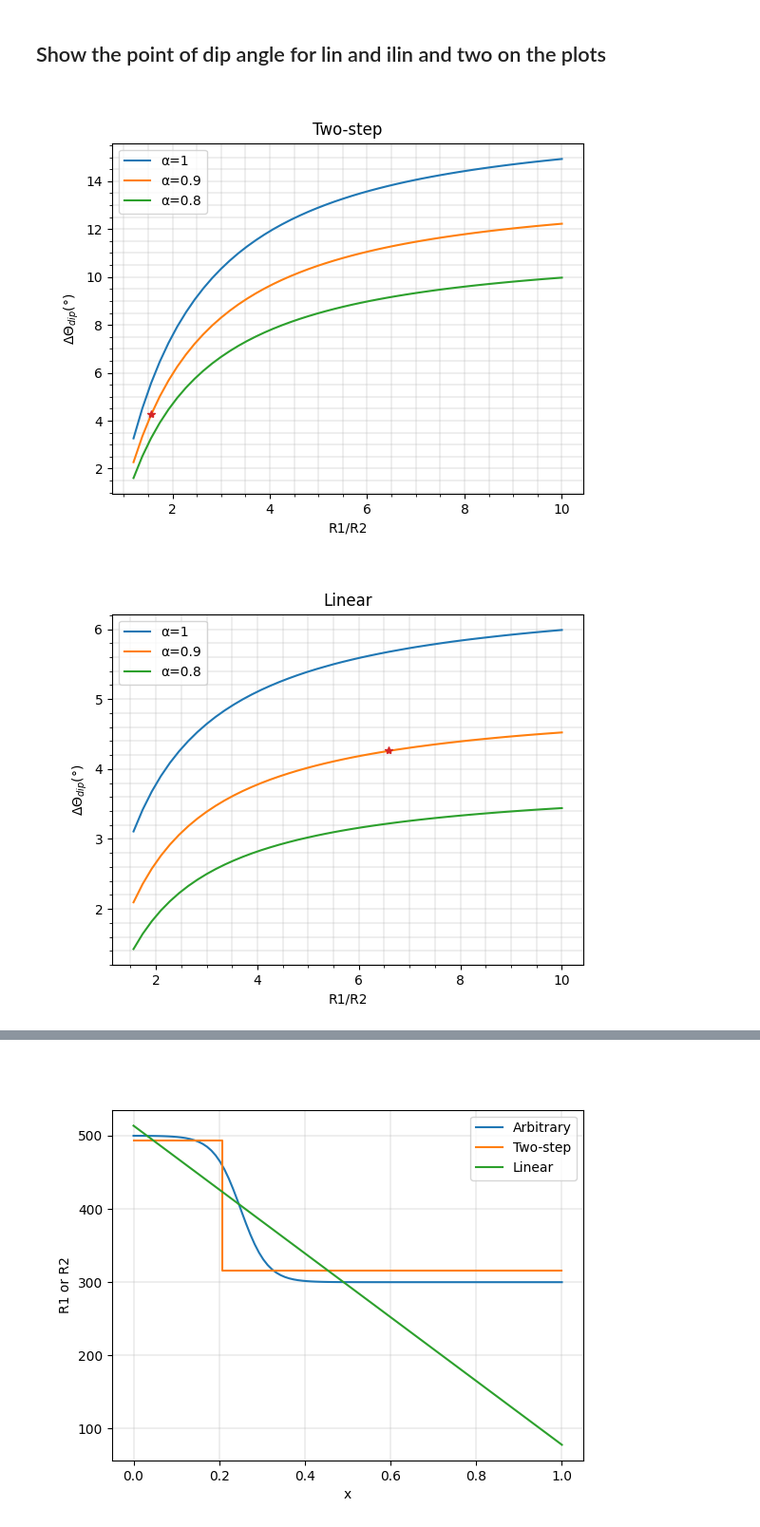
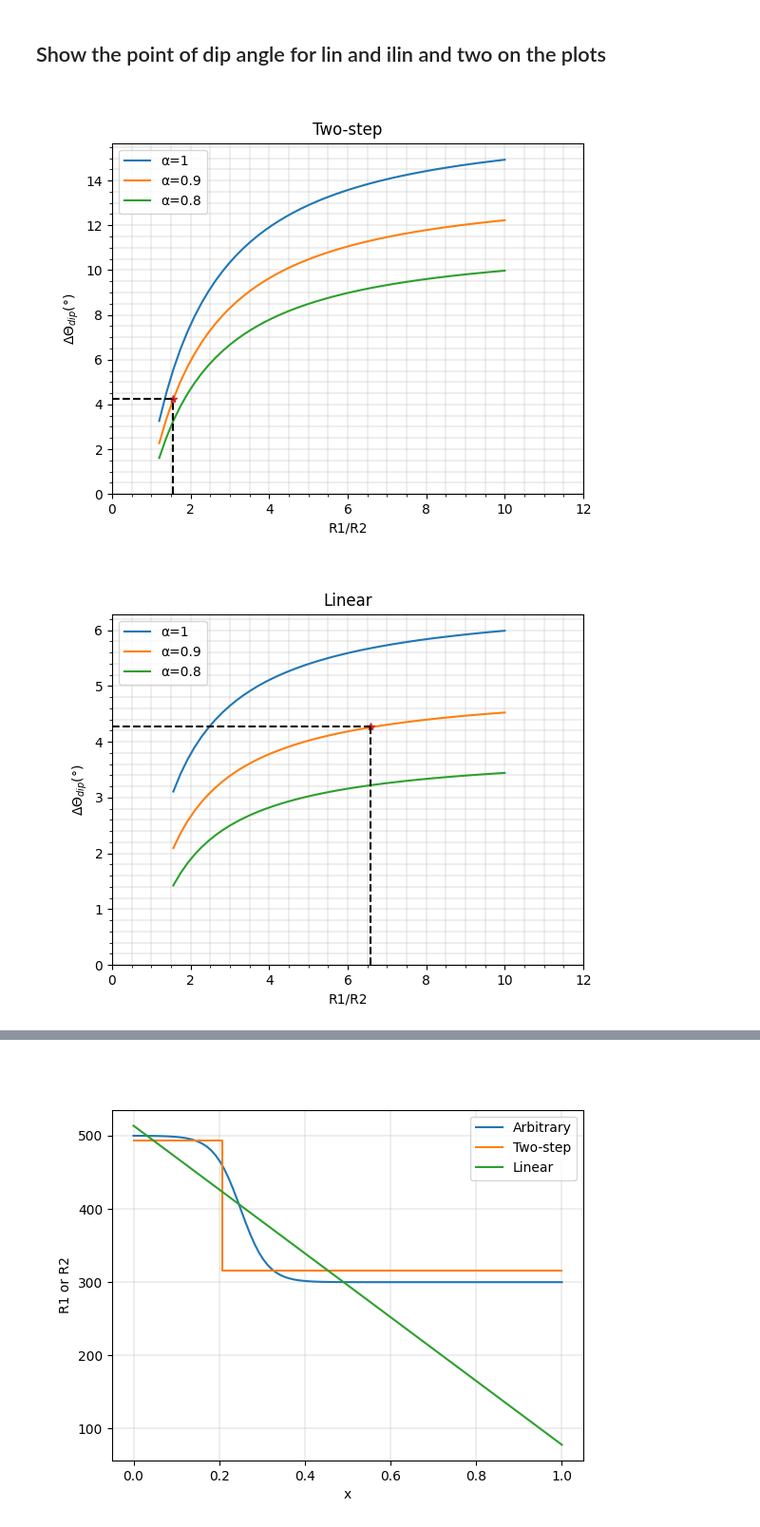
Before and after one commit to Yugal0/fitting-gen-arbitrary-eis, a Jupyter notebook: main_prof_1.ipynb, the cells around one changed output, grey strips where cells are left out. Shown at 95% size. Drawn from its saved outputs; the diff is of its cells as text; code cells hidden in the pictures.

```diff
--- a/main_prof_1.ipynb
+++ b/main_prof_1.ipynb
@@ -145,29 +145,34 @@ theta_dip_ll=[]
 # %%
 fig,axtwo=plt.subplots()
 fig1,axlin=plt.subplots()
 fig2,axilin=plt.subplots()
 x=ratio_range
 
 crap_till_lin=2
 
 for idx1,ax,fg,title in zip([0,1,2],(axtwo,axlin,axilin),(fig,fig1,fig2),("Two-step","Linear","Inverse Linear")):
     for idx2,a in zip([0,1,2],[1,0.9,0.8]):
         if(idx1==1):
             ax.plot(ratio_range[crap_till_lin:],theta_list[idx1][idx2][crap_till_lin:],label=f"α={a}")
 
         else:
             ax.plot(ratio_range,theta_list[idx1][idx2],label=f"α={a}")
             # ax.plot(ratio_range[find_index_of_nearest(theta_list[idx1][1],dip_angle)],dip_angle,"*")
         ax.xaxis.set_minor_locator(MultipleLocator(0.5))
         ax.yaxis.set_minor_locator(MultipleLocator(0.5))
         ax.legend()
         ax.grid(which="both",linewidth=0.3)
         ax.minorticks_on()
         ax.set_xlabel("R1/R2")
         ax.set_ylabel("$\Delta \Theta_{dip} (\degree)$")
         ax.set_title(title)
     ax.plot(ratio_range[find_index_of_nearest(theta_list[idx1][1],dip_angle)],dip_angle,"*")
+    ax.plot([ratio_range[find_index_of_nearest(theta_list[idx1][1],dip_angle)],ratio_range[find_index_of_nearest(theta_list[idx1][1],dip_angle)]],[0,dip_angle],"--",color="black")
+    ax.plot([0,ratio_range[find_index_of_nearest(theta_list[idx1][1],dip_angle)]],[dip_angle,dip_angle],"--",color="black")
+    ax.set_xlim(0,12)
+    # ax.set_ymargin(1)
+    ax.set_ylim(0)
     fg.savefig(f"{title}.png",dpi=300)
 # %% [output]
-[figure, old version]
+[figure, new version]
-[figure, old version]
+[figure, new version]
```
Also changed, not shown: parts of 1 cell of this notebook, 3 other files.
